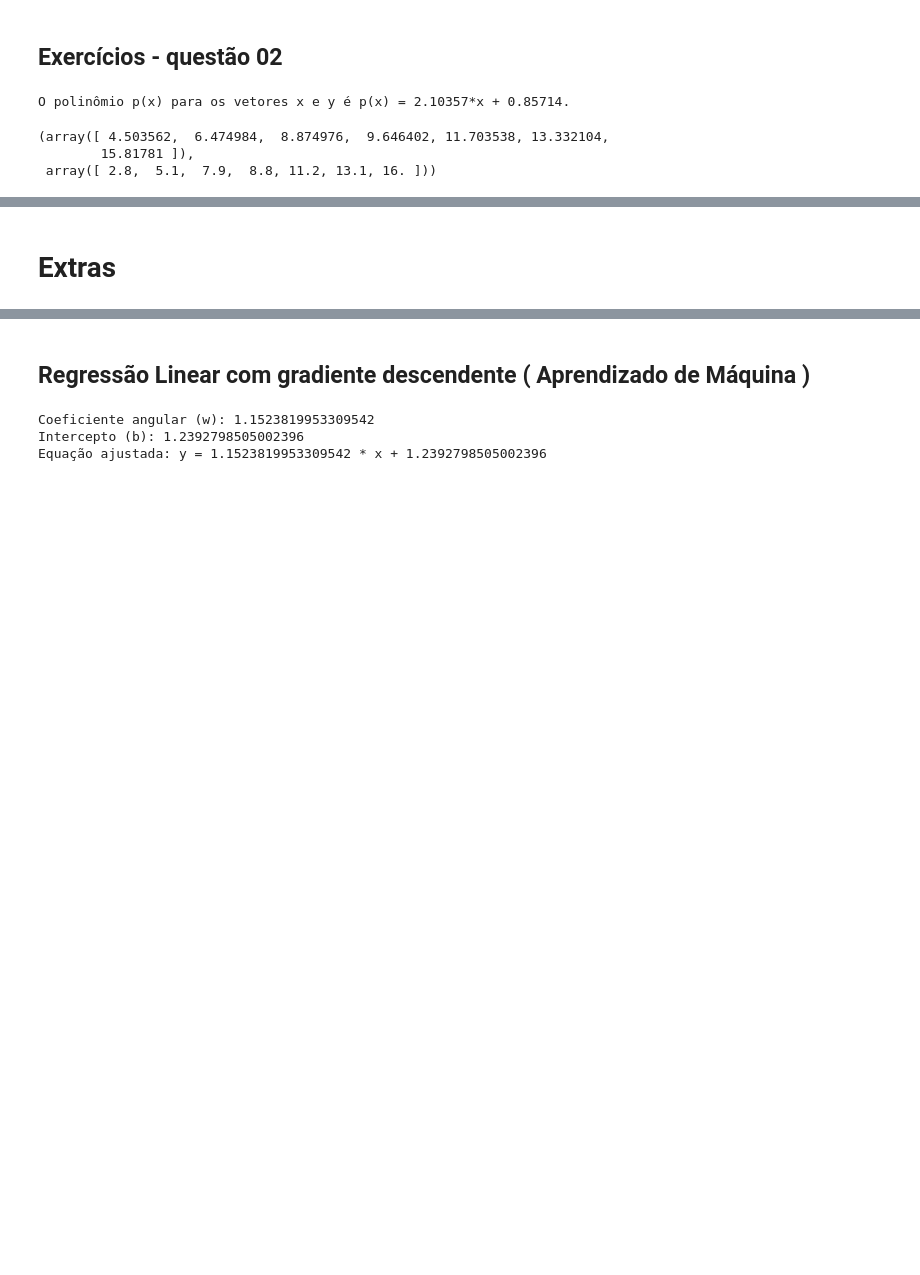
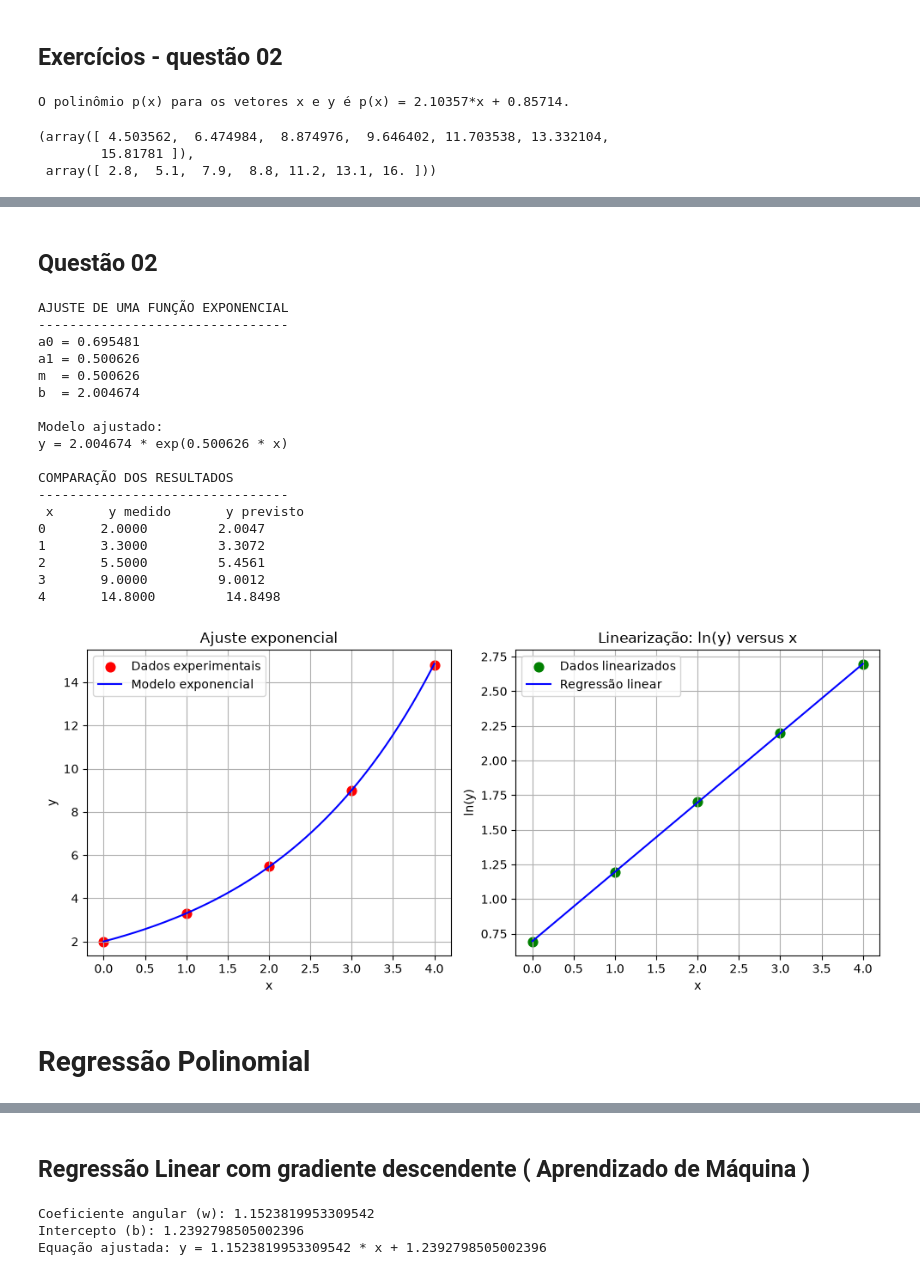
Before and after one commit to JonathaCosta-IA/1-NM_GitHub, a Jupyter notebook: C-NoteBooks/06-Unit.ipynb, the cells around one changed output, grey strips where cells are left out. Cells and saved outputs as stored; diff of their text form; code cells hidden in the pictures; blank space fills up the shorter version.

```diff
--- a/C-NoteBooks/06-Unit.ipynb
+++ b/C-NoteBooks/06-Unit.ipynb
@@ -129,2 +190,80 @@ y_hat,y
+# %% [markdown]
+## Questão 02
+# %%
+''' Modelo não-linear:  y=be^mx
+
+    ln(y) = ln(b) + mx
+    Y = ln(y), a_0 = ln(b), a_1 = m
+    Y=a_0 + a_1x
+    m=a_1 e b = exp^a_0
+'''
+import numpy as np
+import matplotlib.pyplot as plt
+x = np.array([0, 1, 2, 3, 4], dtype=float)
+y = np.array([2.0, 3.3, 5.5, 9.0, 14.8])
+Y = np.log(y)
+a1, a0 = reglin(x, Y)
+m = a1
+b = np.exp(a0)
+y_previsto = b * np.exp(m * x)
+print("AJUSTE DE UMA FUNÇÃO EXPONENCIAL")
+print("--------------------------------")
+print(f"a0 = {a0:.6f}")
+print(f"a1 = {a1:.6f}")
+print(f"m  = {m:.6f}")
+print(f"b  = {b:.6f}")
+print("\nModelo ajustado:")
+print(f"y = {b:.6f} * exp({m:.6f} * x)")
+
+print("\nCOMPARAÇÃO DOS RESULTADOS")
+print("--------------------------------")
+print(" x       y medido       y previsto")
+for i in range(len(x)):
+    print(f"{x[i]:.0f}       {y[i]:.4f}         {y_previsto[i]:.4f}")
+
+x_curva = np.linspace(0, 4, 200)
+y_curva = b * np.exp(m * x_curva)
+fig, ax = plt.subplots(1, 2, figsize=(10, 4.5))
+# Gráfico 1: dados e modelo exponencial
+ax[0].scatter(x, y, color='red',
+              label='Dados experimentais', s=60)
+ax[0].plot(x_curva, y_curva, color='blue',
+           label='Modelo exponencial')
+ax[0].set_xlabel('x')
+ax[0].set_ylabel('y')
+ax[0].set_title('Ajuste exponencial')
+ax[0].grid(True)
+ax[0].legend()
+# Gráfico 2: dados linearizados
+ax[1].scatter(x, Y, color='green',label='Dados linearizados', s=60)
+ax[1].plot(x, a0 + a1*x, color='blue',label='Regressão linear')
+ax[1].set_xlabel('x')
+ax[1].set_ylabel('ln(y)')
+ax[1].set_title('Linearização: ln(y) versus x')
+ax[1].grid(True)
+ax[1].legend()
+
+plt.tight_layout()
+plt.show()
+# %% [output]
+AJUSTE DE UMA FUNÇÃO EXPONENCIAL
+--------------------------------
+a0 = 0.695481
+a1 = 0.500626
+m  = 0.500626
+b  = 2.004674
+
+Modelo ajustado:
+y = 2.004674 * exp(0.500626 * x)
+
+COMPARAÇÃO DOS RESULTADOS
+--------------------------------
+ x       y medido       y previsto
+0       2.0000         2.0047
+1       3.3000         3.3072
+2       5.5000         5.4561
+3       9.0000         9.0012
+4       14.8000         14.8498
+[figure, added]
 # %% [markdown]
-# Extras
+# Regressão Polinomial
```
Also changed, not shown: parts of 10 cells of this notebook, 3 other files.
